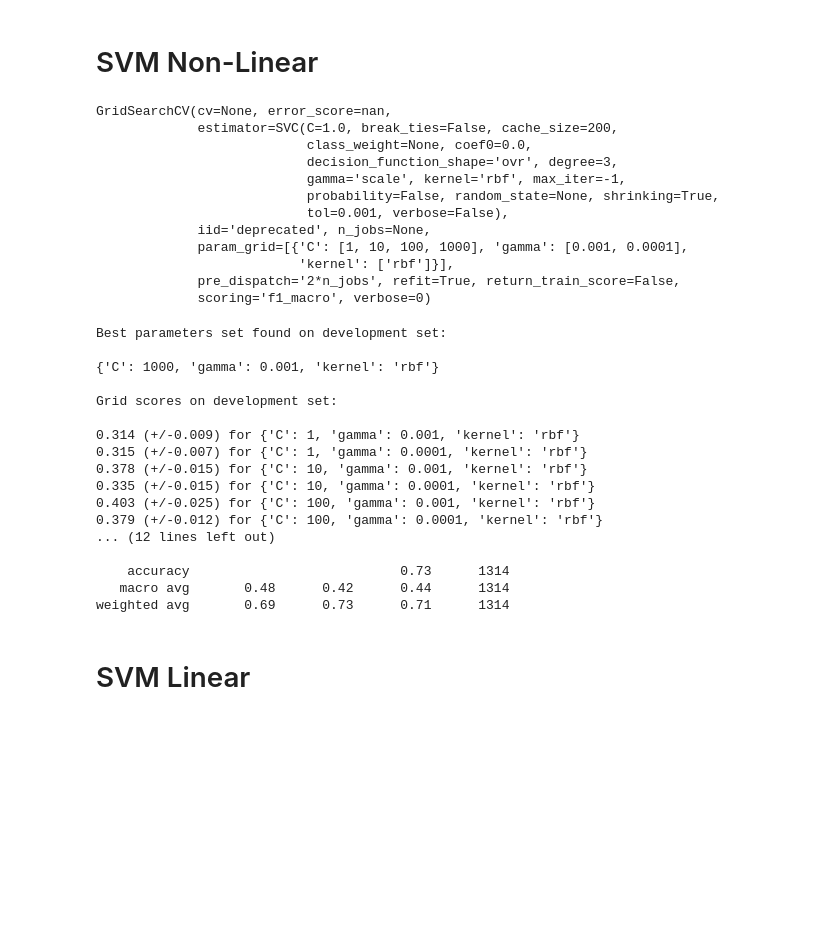
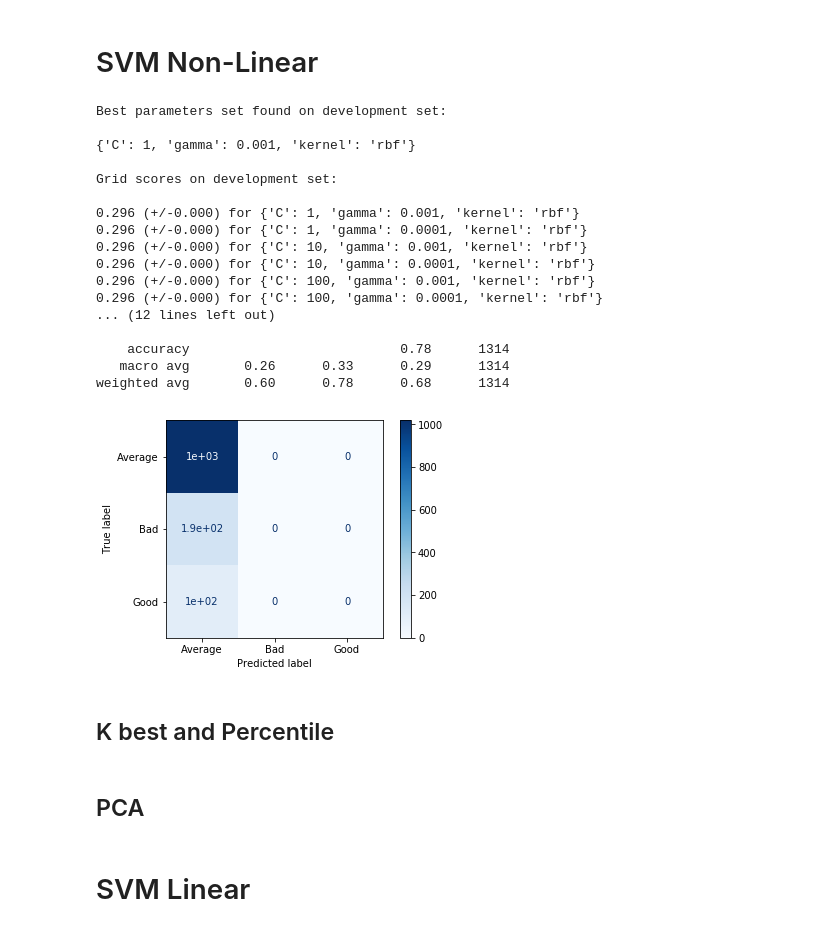
Before and after one commit to Taslim-M/The-Movies-Dataset, a Jupyter notebook: GridSearch #4.ipynb, the cells around one changed output. Saved outputs shown, nothing was run; the diff lists cells and outputs as text; code cells hidden in the pictures; blank space fills up the shorter version.

Commit message:
Updated Grid Search

```diff
--- a/GridSearch #4.ipynb
+++ b/GridSearch #4.ipynb
@@ -16,10 +16,13 @@ from sklearn import datasets
 from sklearn.svm import SVC
 from sklearn.model_selection import GridSearchCV
 # %%
-arr2= np.load('data_array_non_formatted.npy', allow_pickle= True)
+arr2= np.load('data_array_formatted.npy', allow_pickle= True)
 X= arr2[:,0:-1]
 Y= arr2[:,-1]
 
 
 ### Split arrays or matrices into random train and test subsets - 20% for Test, 80% to train
 X_train, X_test, y_train, y_test= train_test_split(X, Y, test_size=0.20,  random_state = 200)
+
+print(X_train,y_train)
+print(len(X_train),len(y_train),len(X_test),len(y_test))
@@ -26,60 +38,59 @@ X_train, X_test, y_train, y_test= train_test_split(X, Y, test_size=0.20,  random
 # %% [markdown]
 # SVM Non-Linear
-# %%
-
-
-tuned_parameters = [{'kernel': ['rbf'], 'gamma': [1e-3, 1e-4], 'C': [1, 10, 100, 1000]}]
-clf = GridSearchCV(SVC(), tuned_parameters, scoring='f1_macro')
-clf.fit(X_train, y_train)
-# %% [output]
-GridSearchCV(cv=None, error_score=nan,
-             estimator=SVC(C=1.0, break_ties=False, cache_size=200,
-                           class_weight=None, coef0=0.0,
-                           decision_function_shape='ovr', degree=3,
-                           gamma='scale', kernel='rbf', max_iter=-1,
-                           probability=False, random_state=None, shrinking=True,
-                           tol=0.001, verbose=False),
-             iid='deprecated', n_jobs=None,
-             param_grid=[{'C': [1, 10, 100, 1000], 'gamma': [0.001, 0.0001],
-                          'kernel': ['rbf']}],
-             pre_dispatch='2*n_jobs', refit=True, return_train_score=False,
-             scoring='f1_macro', verbose=0)
 # %%
+#Grid Search
+tuned_parameters = [{'kernel': ['rbf'], 'gamma': [1e-3, 1e-4], 'C': [1, 10, 100, 1000]}]
+clf = GridSearchCV(SVC(), tuned_parameters, scoring='f1_macro') #f1 because of imbalanced dataset
+clf.fit(X_train, y_train)
+
+#Evaluation
+
 print("Best parameters set found on development set:")
 print()
 print(clf.best_params_)
 print()
 print("Grid scores on development set:")
 print()
 means = clf.cv_results_['mean_test_score']
 stds = clf.cv_results_['std_test_score']
 for mean, std, params in zip(means, stds, clf.cv_results_['params']):
     print("%0.3f (+/-%0.03f) for %r" % (mean, std, params))
 print("Detailed classification report:")
 print()
 print("The model is trained on the full development set.")
 print("The scores are computed on the full evaluation set.")
 print()
 y_true, y_pred = y_test, clf.predict(X_test)
 print(classification_report(y_true, y_pred))
+
+#Lets print confision matrix
+labels =['Average','Bad','Good']
+disp = plot_confusion_matrix(clf, X_test, y_test,
+                                 display_labels=labels,
+                                 cmap=plt.cm.Blues)
 # %% [output]
 Best parameters set found on development set:
 
-{'C': 1000, 'gamma': 0.001, 'kernel': 'rbf'}
+{'C': 1, 'gamma': 0.001, 'kernel': 'rbf'}
 
 Grid scores on development set:
 
-0.314 (+/-0.009) for {'C': 1, 'gamma': 0.001, 'kernel': 'rbf'}
-0.315 (+/-0.007) for {'C': 1, 'gamma': 0.0001, 'kernel': 'rbf'}
-0.378 (+/-0.015) for {'C': 10, 'gamma': 0.001, 'kernel': 'rbf'}
-0.335 (+/-0.015) for {'C': 10, 'gamma': 0.0001, 'kernel': 'rbf'}
-0.403 (+/-0.025) for {'C': 100, 'gamma': 0.001, 'kernel': 'rbf'}
-0.379 (+/-0.012) for {'C': 100, 'gamma': 0.0001, 'kernel': 'rbf'}
+0.296 (+/-0.000) for {'C': 1, 'gamma': 0.001, 'kernel': 'rbf'}
+0.296 (+/-0.000) for {'C': 1, 'gamma': 0.0001, 'kernel': 'rbf'}
+0.296 (+/-0.000) for {'C': 10, 'gamma': 0.001, 'kernel': 'rbf'}
+0.296 (+/-0.000) for {'C': 10, 'gamma': 0.0001, 'kernel': 'rbf'}
+0.296 (+/-0.000) for {'C': 100, 'gamma': 0.001, 'kernel': 'rbf'}
+0.296 (+/-0.000) for {'C': 100, 'gamma': 0.0001, 'kernel': 'rbf'}
 ... (12 lines left out)
 
-    accuracy                           0.73      1314
-   macro avg       0.48      0.42      0.44      1314
-weighted avg       0.69      0.73      0.71      1314
+    accuracy                           0.78      1314
+   macro avg       0.26      0.33      0.29      1314
+weighted avg       0.60      0.78      0.68      1314
+[figure, added]
+# %% [markdown]
+## K best and Percentile
+# %% [markdown]
+## PCA
 # %% [markdown]
 # SVM Linear
 # %%
```
Also changed, not shown: parts of 1 cell of this notebook, 2 other files.
